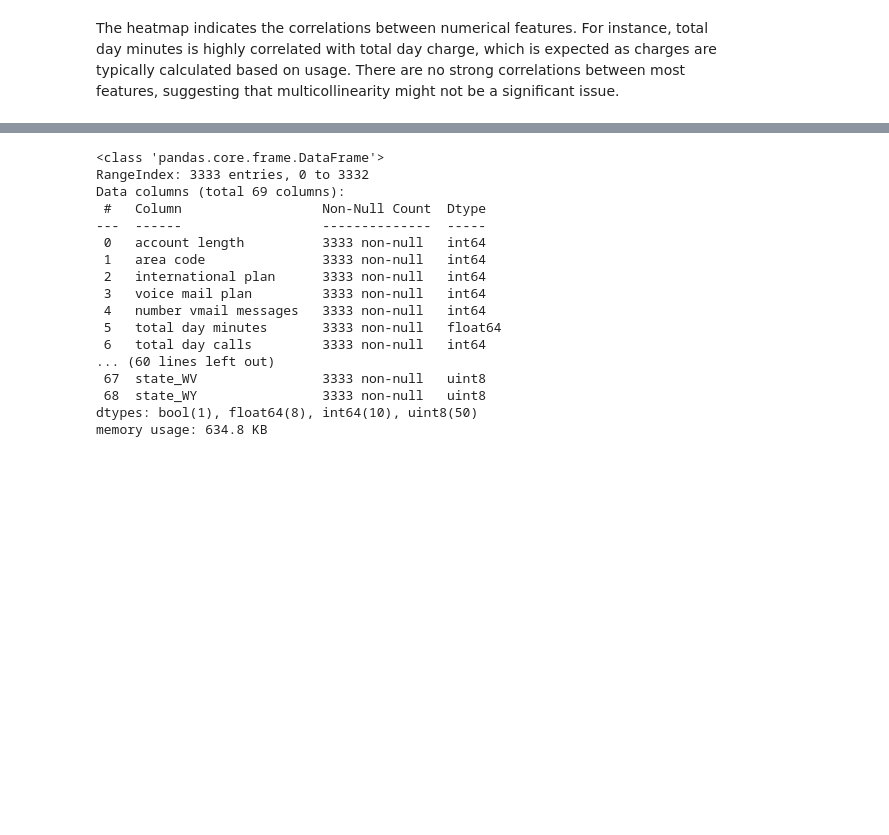
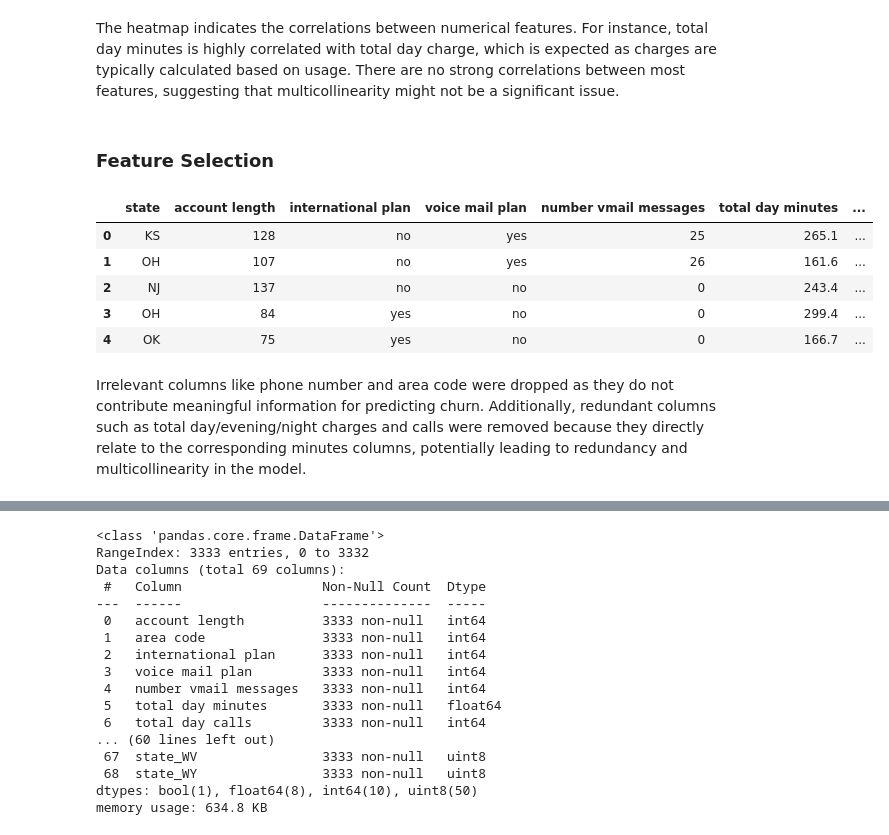
Before and after one commit to engige/syriatel_churn_modeling, a Jupyter notebook: index.ipynb, the cells around one changed output, grey strips where cells are left out. Cells and saved outputs as stored; diff of their text form; code cells hidden in the pictures; blank space fills up the shorter version.

Commit message:
initiated feature selection

```diff
--- a/index.ipynb
+++ b/index.ipynb
@@ -82,3 +84,31 @@ plt.show()
 [figure]
 # %% [markdown]
 The heatmap indicates the correlations between numerical features. For instance, total day minutes is highly correlated with total day charge, which is expected as charges are typically calculated based on usage. There are no strong correlations between most features, suggesting that multicollinearity might not be a significant issue.
+# %% [markdown]
+### Feature Selection
+# %%
+# Drop the irrelevant and redundant columns
+df = data.drop(columns=[
+    'phone number',
+    'area code',
+    'total day charge',
+    'total eve charge',
+    'total night charge',
+    'total intl charge',
+    'total day calls',
+    'total eve calls',
+    'total night calls',
+    'total intl calls'
+])
+
+# Display the first few rows of the updated dataframe
+df.head()
+# %% [output]
+|  | state | account length | international plan | voice mail plan | number vmail messages | total day minutes | ... |
+| 0 | KS | 128 | no | yes | 25 | 265.1 | ... |
+| 1 | OH | 107 | no | yes | 26 | 161.6 | ... |
+| 2 | NJ | 137 | no | no | 0 | 243.4 | ... |
+| 3 | OH | 84 | yes | no | 0 | 299.4 | ... |
+| 4 | OK | 75 | yes | no | 0 | 166.7 | ... |
+# %% [markdown]
+Irrelevant columns like phone number and area code were dropped as they do not contribute meaningful information for predicting churn. Additionally, redundant columns such as total day/evening/night charges and calls were removed because they directly relate to the corresponding minutes columns, potentially leading to redundancy and multicollinearity in the model.
```
Also changed, not shown: parts of 6 cells of this notebook.
